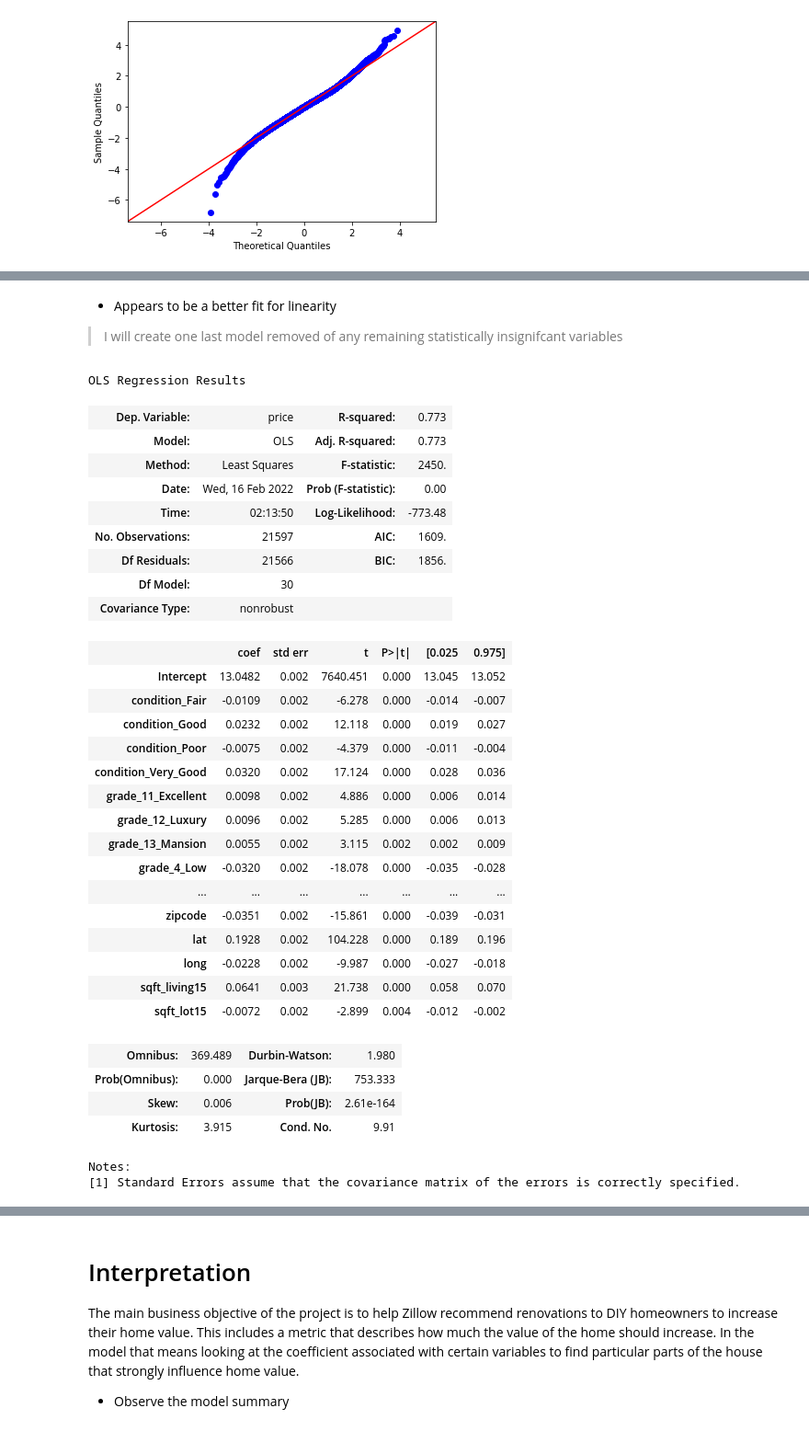
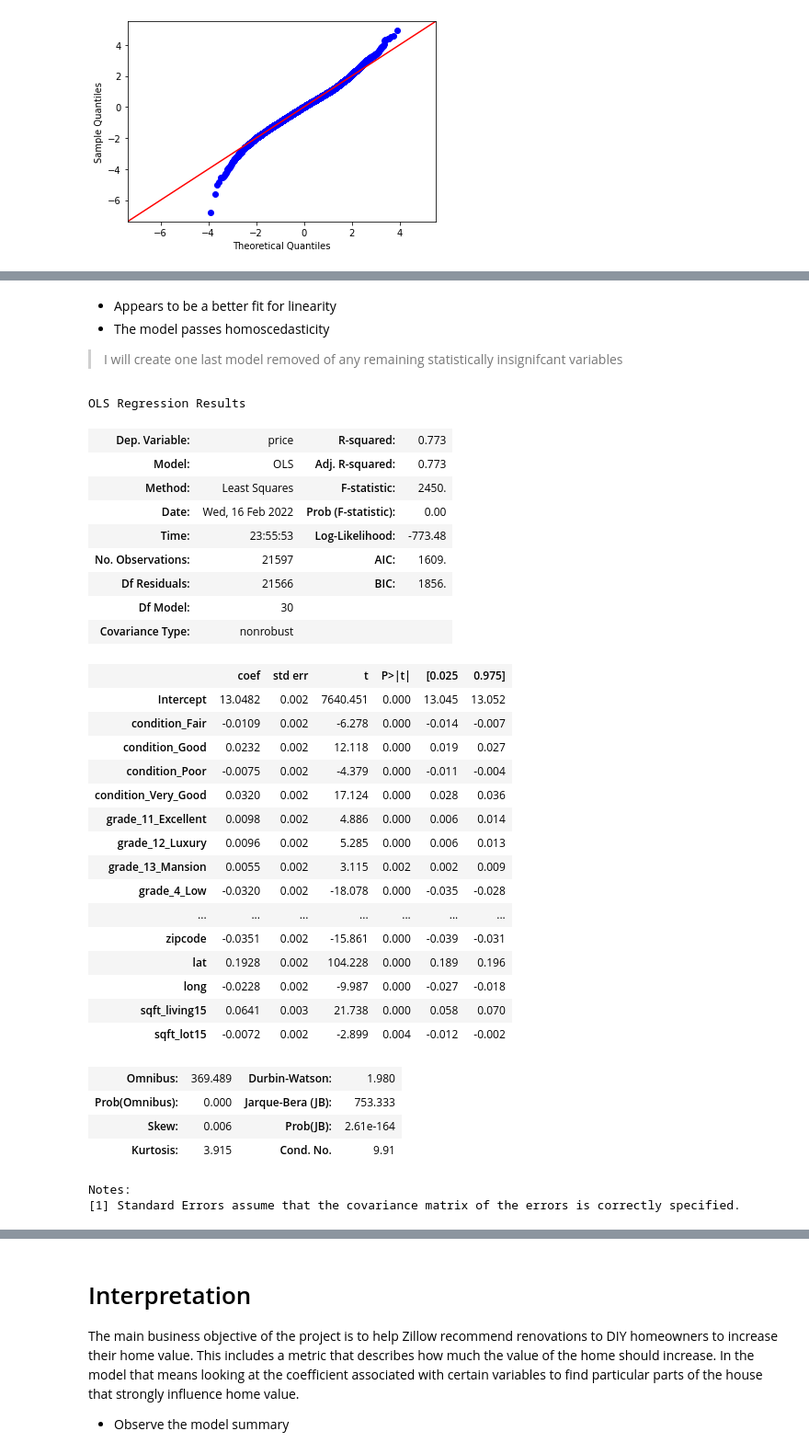
Before and after one commit to NickoGreeno/dsc-phase-2-project-v2-3, a Jupyter notebook: student.ipynb, the cells around one changed output, grey strips where cells are left out. Shown at 92% size. Drawn from its saved outputs; the diff is of its cells as text; code cells hidden in the pictures.

```diff
--- a/student.ipynb
+++ b/student.ipynb
@@ -82,3 +82,7 @@ house_data.head()
 | 3 | 2487200875 | 12/9/2014 | 604000.0 | 4 | 3.00 | 1960 | 5000 | 1.0 | NO | NONE | ... |
 | 4 | 1954400510 | 2/18/2015 | 510000.0 | 3 | 2.00 | 1680 | 8080 | 1.0 | NO | NONE | ... |
 5 rows × 21 columns
+# %%
+#Dropping Irrelevent features
+house_data = house_data.drop(columns=['date', 'sqft_basement'], axis=1)
+house_data.head()
@@ -443,4 +471,6 @@ x_cols = x_cols.drop(columns=['date', 'sqft_basement'], axis=1)
 # %%
+x_cols = house_new.drop(columns= ['price', 'sqft_above'], axis=1)
+
 predictors = '+'.join(x_cols)
 formula = outcome + '~' + predictors
 model = ols(formula=formula, data=house_new).fit()
@@ -599,20 +638,21 @@ fig = sm.graphics.qqplot(model.resid, dist=stats.norm, line='45', fit=True)
 # %% [markdown]
 * Appears to be a better fit for linearity
+* The model passes homoscedasticity
 > I will create one last model removed of any remaining statistically insignifcant variables
 # %%
-x_cols = x_cols.drop(columns=['grade_3_Poor', 'id', 'sqft_above'], axis=1)
+x_cols = x_cols.drop(columns=['grade_3_Poor', 'id'], axis=1)
 
 predictors = '+'.join(x_cols)
 formula = outcome + '~' + predictors
 model = ols(formula=formula, data=house_new).fit()
 model.summary()
 # %% [output]
 OLS Regression Results
 | Dep. Variable: | price | R-squared: | 0.773 |
 | Model: | OLS | Adj. R-squared: | 0.773 |
 | Method: | Least Squares | F-statistic: | 2450. |
 | Date: | Wed, 16 Feb 2022 | Prob (F-statistic): | 0.00 |
-| Time: | 02:13:50 | Log-Likelihood: | -773.48 |
+| Time: | 23:55:53 | Log-Likelihood: | -773.48 |
 | No. Observations: | 21597 | AIC: | 1609. |
 | Df Residuals: | 21566 | BIC: | 1856. |
 | Df Model: | 30 |  |  |
```
Also changed, not shown: parts of 25 cells of this notebook, 1 other file.
